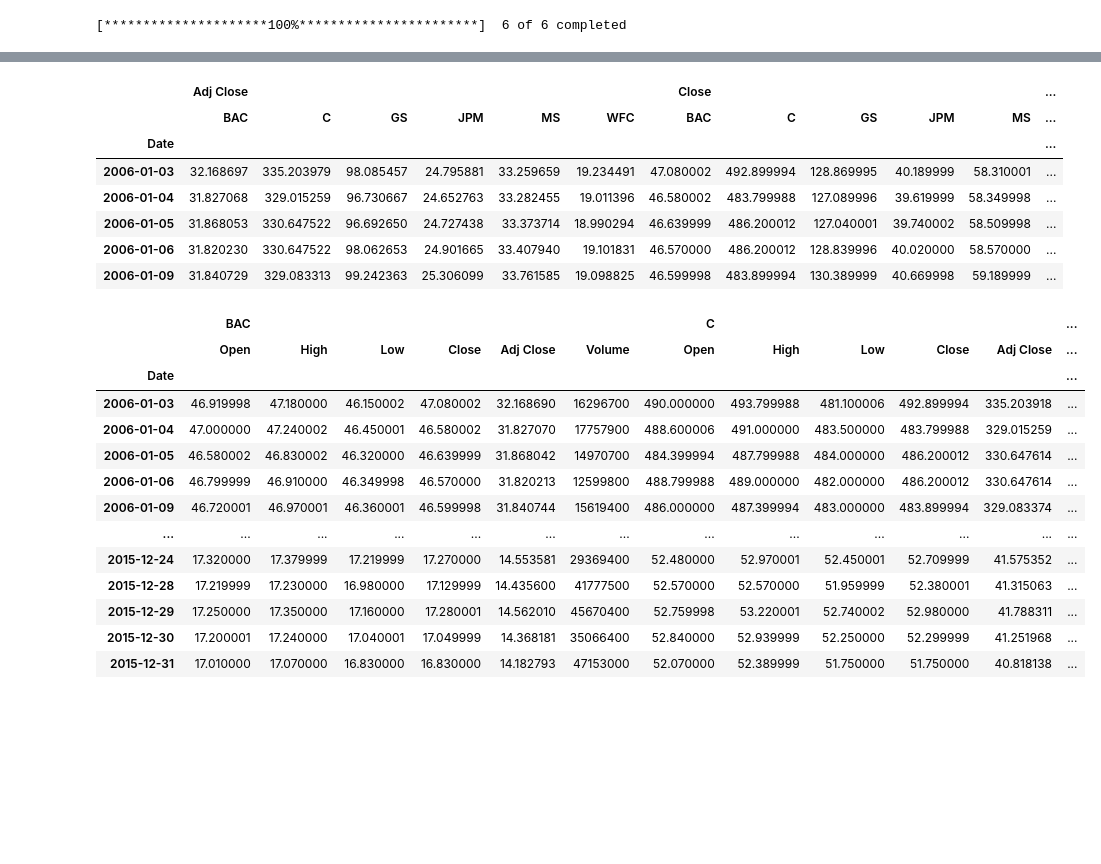
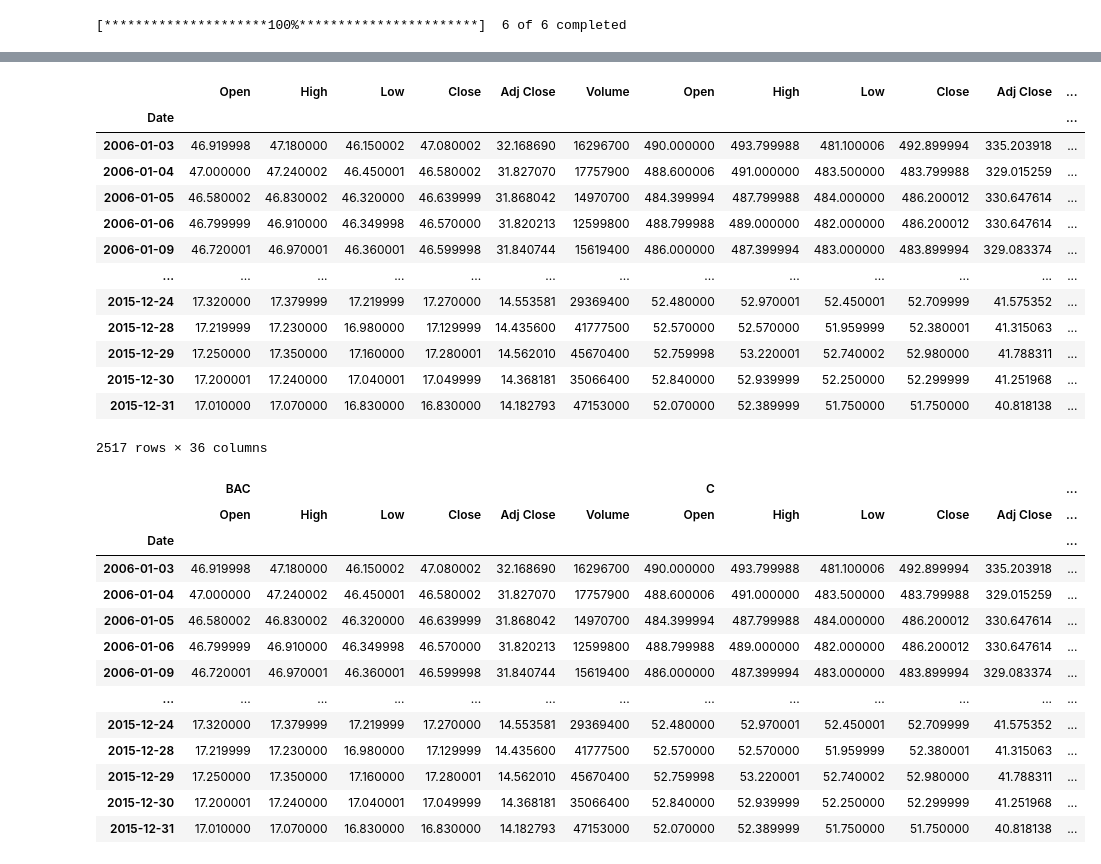
Before and after one commit to SiddheshDaphane/Finance-Data-Project, a Jupyter notebook: finance_project.ipynb, the cells around one changed output, grey strips where cells are left out. Drawn from its saved outputs; the diff is of its cells as text; code cells hidden in the pictures; blank space fills up the shorter version.

Commit message:
Finance Data Analysis

```diff
--- a/finance_project.ipynb
+++ b/finance_project.ipynb
@@ -112,14 +112,27 @@ df
 # %%
-df.head()
+# df.head()
+
 # Here each attribute have values of differnet bank. E.g. Adj Close have values of all banks. We don't want that. We want all attributes of each bank that is sorted by bank.
-# %% [output]
-|  | Adj Close |  |  |  |  |  | Close |  |  |  |  | ... |
-|  | BAC | C | GS | JPM | MS | WFC | BAC | C | GS | JPM | MS | ... |
-| Date |  |  |  |  |  |  |  |  |  |  |  | ... |
-| 2006-01-03 | 32.168697 | 335.203979 | 98.085457 | 24.795881 | 33.259659 | 19.234491 | 47.080002 | 492.899994 | 128.869995 | 40.189999 | 58.310001 | ... |
-| 2006-01-04 | 31.827068 | 329.015259 | 96.730667 | 24.652763 | 33.282455 | 19.011396 | 46.580002 | 483.799988 | 127.089996 | 39.619999 | 58.349998 | ... |
-| 2006-01-05 | 31.868053 | 330.647522 | 96.692650 | 24.727438 | 33.373714 | 18.990294 | 46.639999 | 486.200012 | 127.040001 | 39.740002 | 58.509998 | ... |
-| 2006-01-06 | 31.820230 | 330.647522 | 98.062653 | 24.901665 | 33.407940 | 19.101831 | 46.570000 | 486.200012 | 128.839996 | 40.020000 | 58.570000 | ... |
-| 2006-01-09 | 31.840729 | 329.083313 | 99.242363 | 25.306099 | 33.761585 | 19.098825 | 46.599998 | 483.899994 | 130.389999 | 40.669998 | 59.189999 | ... |
+# %%
+# let's get all the data in one place with 'concat' function
+a = pd.concat([BAC, C, GS, JPM, MS, WFC], axis=1)
+a
+# as you can see, we cannot see attribute of different bank. Meaning we don't know which data is of which bank.
+# let's add 'keys' in same order as concat so that we can see different data of different banks
+# %% [output]
+|  | Open | High | Low | Close | Adj Close | Volume | Open | High | Low | Close | Adj Close | ... |
+| Date |  |  |  |  |  |  |  |  |  |  |  | ... |
+| 2006-01-03 | 46.919998 | 47.180000 | 46.150002 | 47.080002 | 32.168690 | 16296700 | 490.000000 | 493.799988 | 481.100006 | 492.899994 | 335.203918 | ... |
+| 2006-01-04 | 47.000000 | 47.240002 | 46.450001 | 46.580002 | 31.827070 | 17757900 | 488.600006 | 491.000000 | 483.500000 | 483.799988 | 329.015259 | ... |
+| 2006-01-05 | 46.580002 | 46.830002 | 46.320000 | 46.639999 | 31.868042 | 14970700 | 484.399994 | 487.799988 | 484.000000 | 486.200012 | 330.647614 | ... |
+| 2006-01-06 | 46.799999 | 46.910000 | 46.349998 | 46.570000 | 31.820213 | 12599800 | 488.799988 | 489.000000 | 482.000000 | 486.200012 | 330.647614 | ... |
+| 2006-01-09 | 46.720001 | 46.970001 | 46.360001 | 46.599998 | 31.840744 | 15619400 | 486.000000 | 487.399994 | 483.000000 | 483.899994 | 329.083374 | ... |
+| ... | ... | ... | ... | ... | ... | ... | ... | ... | ... | ... | ... | ... |
+| 2015-12-24 | 17.320000 | 17.379999 | 17.219999 | 17.270000 | 14.553581 | 29369400 | 52.480000 | 52.970001 | 52.450001 | 52.709999 | 41.575352 | ... |
+| 2015-12-28 | 17.219999 | 17.230000 | 16.980000 | 17.129999 | 14.435600 | 41777500 | 52.570000 | 52.570000 | 51.959999 | 52.380001 | 41.315063 | ... |
+| 2015-12-29 | 17.250000 | 17.350000 | 17.160000 | 17.280001 | 14.562010 | 45670400 | 52.759998 | 53.220001 | 52.740002 | 52.980000 | 41.788311 | ... |
+| 2015-12-30 | 17.200001 | 17.240000 | 17.040001 | 17.049999 | 14.368181 | 35066400 | 52.840000 | 52.939999 | 52.250000 | 52.299999 | 41.251968 | ... |
+| 2015-12-31 | 17.010000 | 17.070000 | 16.830000 | 16.830000 | 14.182793 | 47153000 | 52.070000 | 52.389999 | 51.750000 | 51.750000 | 40.818138 | ... |
+2517 rows × 36 columns
 # %%
 tickers = ['BAC','C','GS','JPM','MS','WFC']
```
Also changed, not shown: parts of 9 cells of this notebook.
